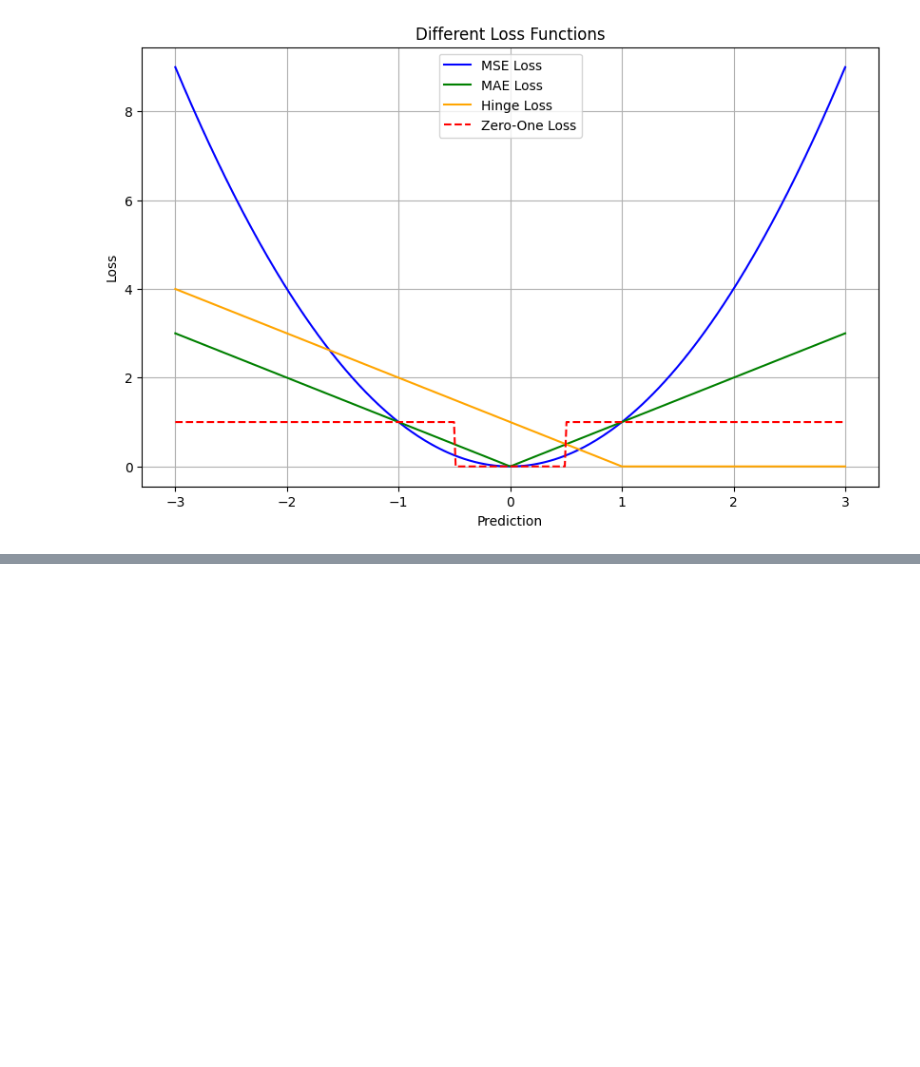
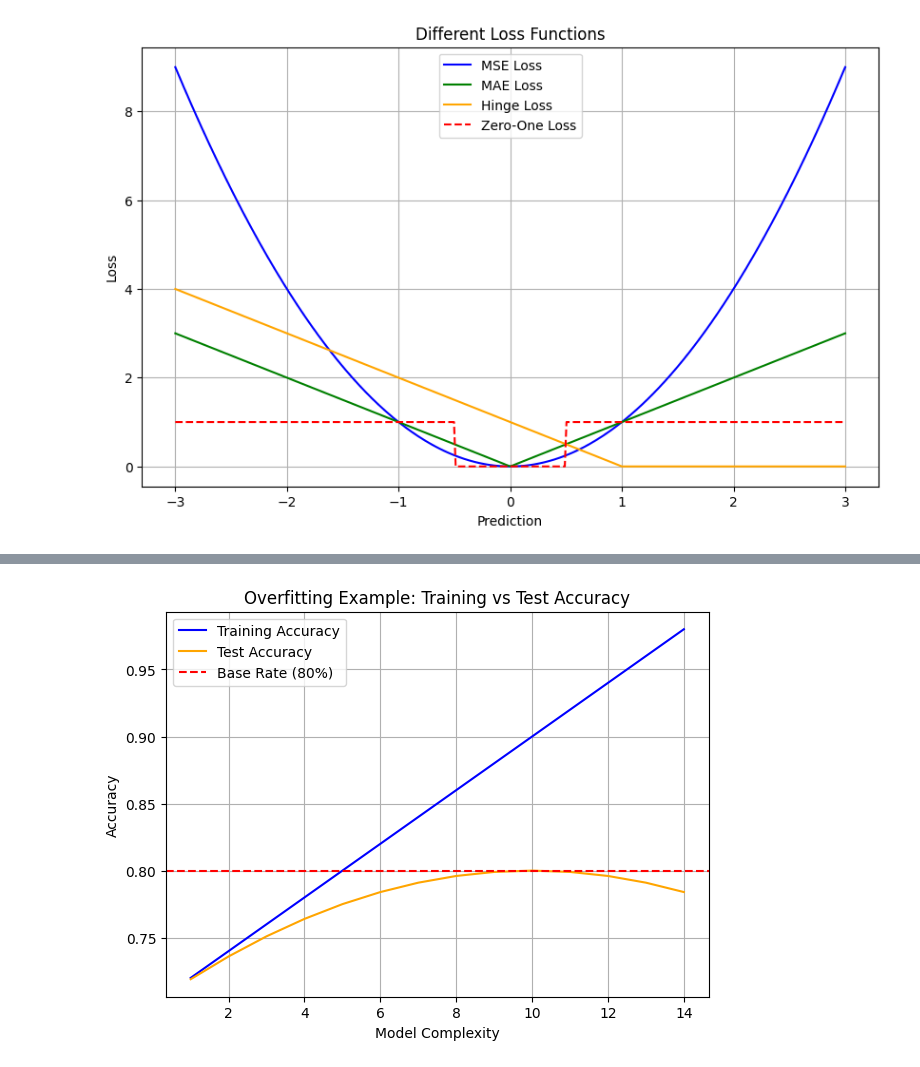
Before and after one commit to xit7/DATA-TEMPLATE, a Jupyter notebook: ml_examples/models-overview.ipynb, the cells around one changed output, grey strips where cells are left out. Cells and saved outputs as stored; diff of their text form; code cells hidden in the pictures; blank space fills up the shorter version.

```diff
--- a/ml_examples/models-overview.ipynb
+++ b/ml_examples/models-overview.ipynb
@@ -147,0 +158,22 @@ plt.show()
+# %%
+import matplotlib.pyplot as plt
+import numpy as np
+
+# Example: training vs test accuracy as model complexity grows
+complexity = np.arange(1, 15)
+train_acc = 0.7 + 0.02*complexity           # goes up steadily
+test_acc = 0.7 + 0.02*complexity - 0.001*(complexity**2)  # goes up, then drops
+
+plt.figure(figsize=(7,5))
+plt.plot(complexity, train_acc, label="Training Accuracy", color="blue")
+plt.plot(complexity, test_acc, label="Test Accuracy", color="orange")
+plt.axhline(0.8, color="red", linestyle="--", label="Base Rate (80%)")
+
+plt.title("Overfitting Example: Training vs Test Accuracy")
+plt.xlabel("Model Complexity")
+plt.ylabel("Accuracy")
+plt.legend()
+plt.grid(True)
+plt.show()
+# %% [output]
+[figure, added]
```
Also changed, not shown: parts of 1 cell of this notebook, 6 other files.
